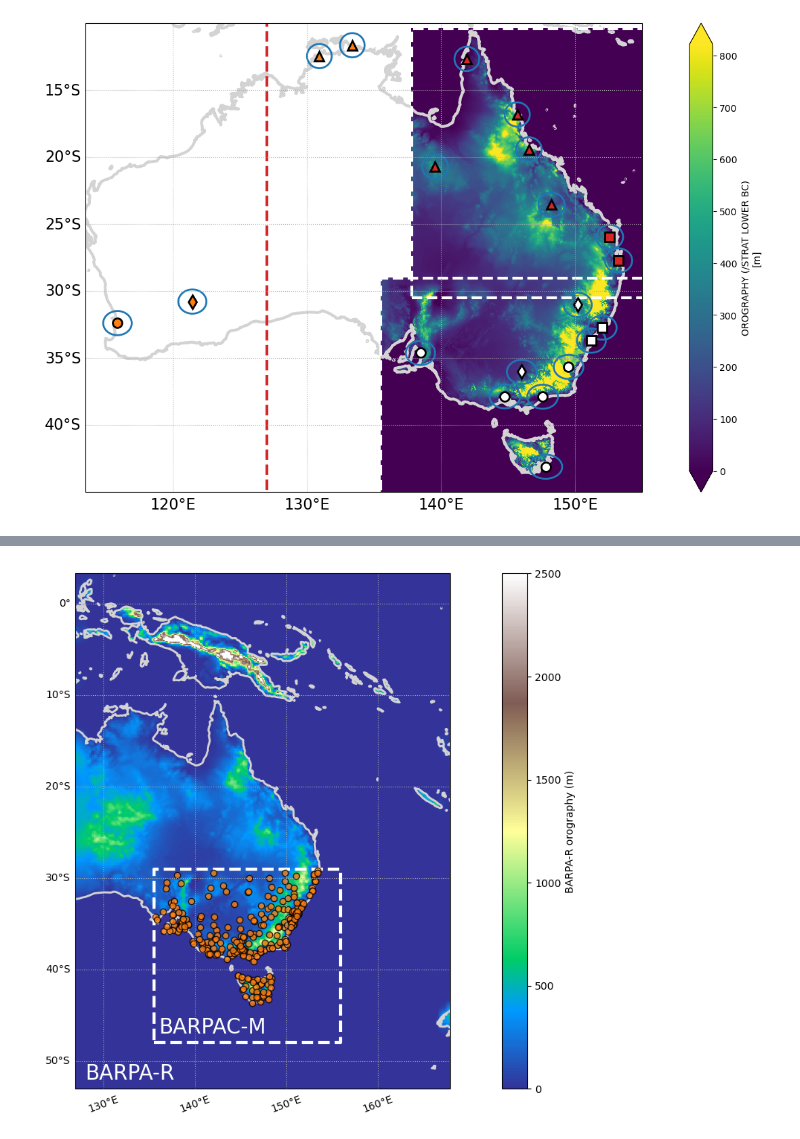
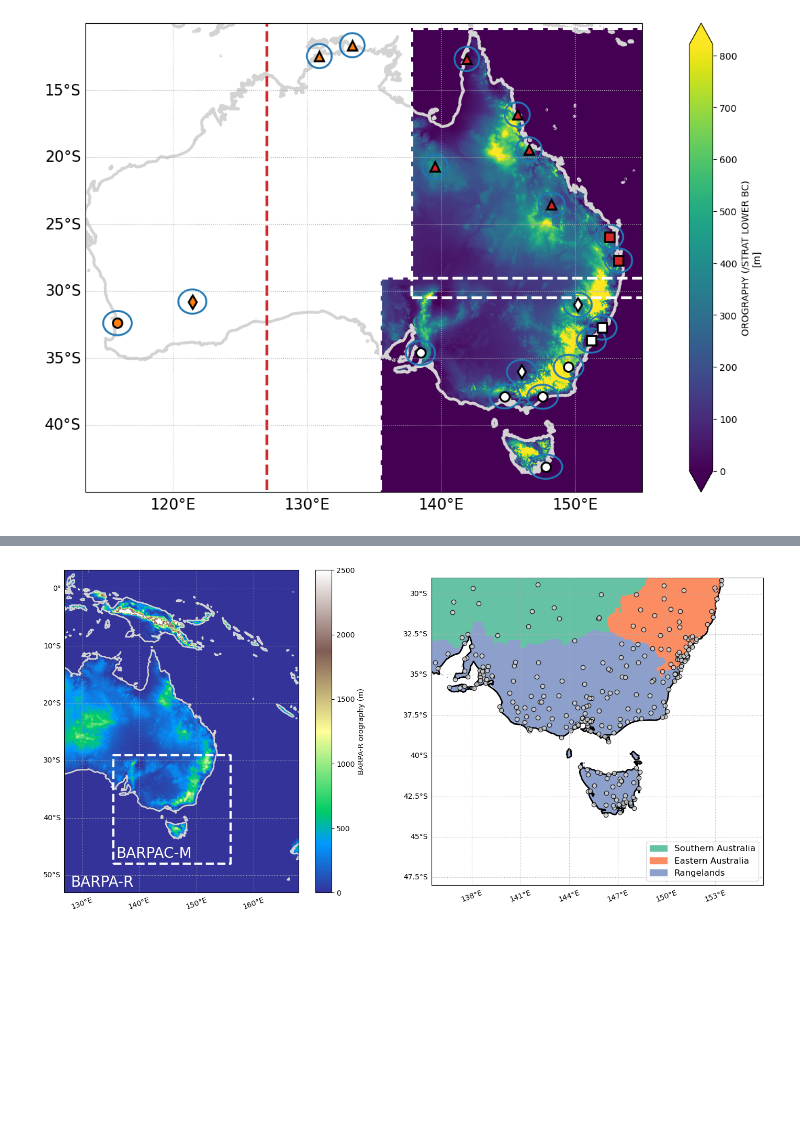
Before and after one commit to andrewbrown31/BARPA, a Jupyter notebook: wind_gust_analysis/plot_barpac_domains.ipynb, the cells around one changed output, grey strips where cells are left out. Drawn from its saved outputs; the diff is of its cells as text; code cells hidden in the pictures; blank space fills up the shorter version.

```diff
--- a/wind_gust_analysis/plot_barpac_domains.ipynb
+++ b/wind_gust_analysis/plot_barpac_domains.ipynb
@@ -58,12 +65,12 @@ def rasterize(shapes, coords, fill=np.nan, **kwargs):
     xray coordinates. This only works for 1d latitude and longitude
     arrays.
     """
-    transform = transform_from_latlon(coords['lat'], coords['lon'])
-    out_shape = (len(coords['lat']), len(coords['lon']))
+    transform = transform_from_latlon(coords['latitude'], coords['longitude'])
+    out_shape = (len(coords['latitude']), len(coords['longitude']))
     raster = features.rasterize(shapes, out_shape=out_shape,
                                 fill=fill, transform=transform,
                                 dtype=float, **kwargs)
-    return xr.DataArray(raster, coords=coords, dims=('lat', 'lon'))
+    return xr.DataArray(raster, coords=coords, dims=('latitude', 'longitude'))
 
 def load_stn_info(state):
 
@@ -93,6 +100,16 @@ def load_stn_info(state):
 f = xr.open_dataset("/g/data/tp28/BARPA/trials/BARPAC-M_km2p2/static/topog-BARPAC-M_km2p2.nc")
 t = xr.open_dataset("/g/data/tp28/BARPA/trials/BARPAC-T_km4p4/static/topog-BARPAC-T_km4p4.nc")
 r = xr.open_dataset("/g/data/tp28/BARPA/trials/BARPA-EASTAUS_12km/static/topog-BARPA-EASTAUS_12km.nc")
+
+#Add NRM mask to the historical simulated SCW dataset
+f2 = geopandas.read_file(geopandas.datasets.get_path("naturalearth_lowres"))
+f3 = geopandas.read_file("/home/548/ab4502/working/NRM_super_clusters/NRM_super_clusters.shp")
+shapes = [(shape, n) for n, shape in enumerate(f3.geometry)]
+f["nrm"] = rasterize(shapes, {"longitude":f.longitude,"latitude":f.latitude})
+#scws_hist["aus"] = rasterize([f2.loc[f2.name=="Australia"].geometry.values[0]], {"lon":scws_hist.lon,"lat":scws_hist.lat})
+
+lsm = xr.open_dataset("/g/data/tp28/BARPA/trials/BARPAC-M_km2p2/static/lnd_mask-BARPAC-M_km2p2.nc")
+f["nrm"] = xr.where(lsm.lnd_mask==1,f["nrm"],np.nan)
 # %%
 plt.figure(figsize=[18,9])
 ax=plt.axes(projection=ccrs.PlateCarree())
@@ -210,39 +231,50 @@ stn_qld = barpac_stations(load_stn_info("qld"),"t")
 stn_qld = stn_qld.loc[np.in1d(stn_qld.stn_no,return_drop_list("qld"),invert=True)]
 
 stn_tas = barpac_stations(load_stn_info("tas"),"m")
 stn_tas = stn_tas.loc[np.in1d(stn_tas.stn_no,return_drop_list("tas"),invert=True)]
 
-plt.figure(figsize=[18,9])
-ax=plt.axes(projection=ccrs.PlateCarree())
+plt.figure(figsize=[18,8])
+ax=plt.subplot(1,2,1,projection=ccrs.PlateCarree())
 
 c=r.topog.plot(ax=ax,robust=True,vmin=0,vmax=2500,add_colorbar=False,cmap="terrain",extend="max")
 
 cb=plt.colorbar(c)
 cb.set_label("BARPA-R orography (m)")
 
 #f.topog.plot(ax=ax,robust=True,cmap="Greys")
 
 ax.coastlines(color="lightgrey",lw=2)
 ax.plot([f.longitude.values.min(),f.longitude.values.max(),f.longitude.values.max(),f.longitude.values.min(),f.longitude.values.min()],
          [f.latitude.values.min(),f.latitude.values.min(),f.latitude.values.max(),f.latitude.values.max(),f.latitude.values.min()],
          ls="--",color="white",lw=3)
 #ax.plot([t.longitude.values.min(),t.longitude.values.max(),t.longitude.values.max(),t.longitude.values.min(),t.longitude.values.min()],
 #         [t.latitude.values.min(),t.latitude.values.min(),t.latitude.values.max(),t.latitude.values.max(),t.latitude.values.min()],
 #         ls="--",color="k",lw=3)
 
-color="tab:orange"
-ax.plot(stn_vic.lon,stn_vic.lat,color=color,marker="o",ls="none",alpha=0.8,mec="k")
-ax.plot(stn_nsw.lon,stn_nsw.lat,color=color,marker="o",ls="none",alpha=0.8,mec="k")
-ax.plot(stn_sa.lon,stn_sa.lat,color=color,marker="o",ls="none",alpha=0.8,mec="k")
-ax.plot(stn_tas.lon,stn_tas.lat,color=color,marker="o",ls="none",alpha=0.8,mec="k")
-
 g=ax.gridlines(draw_labels=True,ylabel_style={"size":10},xlabel_style={"size":10,"rotation":20},ls=":"); g.top_labels=False; g.right_labels=False
 
 ax.text(136,-47,"BARPAC-M",color="white",fontdict={"size":20,"fontweight":"medium"})
 ax.text(128,-52,"BARPA-R",color="white",fontdict={"size":20,"fontweight":"medium"})
 
 plt.title("")
 
+ax=plt.subplot(1,2,2,projection=ccrs.PlateCarree())
+xr.plot.pcolormesh(f.nrm,add_colorbar=False,colors=['#66c2a5','#fc8d62','#8da0cb'],levels=[0.5,1.5,2.5,3.5])
+g=ax.gridlines(draw_labels=True,ylabel_style={"size":10},xlabel_style={"size":10,"rotation":20},ls=":"); g.top_labels=False; g.right_labels=False
+ax.coastlines(color="k",lw=2)
+
+color="lightgray"
+ax.plot(stn_vic.lon,stn_vic.lat,color=color,marker="o",ls="none",alpha=0.8,mec="k")
+ax.plot(stn_nsw.lon,stn_nsw.lat,color=color,marker="o",ls="none",alpha=0.8,mec="k")
+ax.plot(stn_sa.lon,stn_sa.lat,color=color,marker="o",ls="none",alpha=0.8,mec="k")
+ax.plot(stn_tas.lon,stn_tas.lat,color=color,marker="o",ls="none",alpha=0.8,mec="k")
+
+labels = ["Southern Australia","Eastern Australia","Rangelands"]
+handles = [plt.Rectangle((0,0),1,1,color=c,label=l) for c, l in zip(['#66c2a5','#fc8d62','#8da0cb'], labels)]
+
+plt.legend(handles,labels,loc=4,fontsize="large")
+plt.title("")
+
 plt.savefig("/g/data/eg3/ab4502/figs/barpa/map.jpeg",dpi=400,bbox_inches="tight")
 # %% [output]
-[figure, old version]
+[figure, new version]
```
Also changed, not shown: parts of 2 cells of this notebook, 8 other files.
